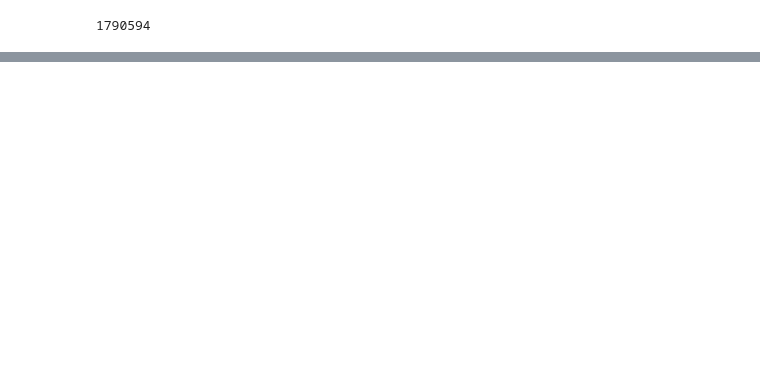
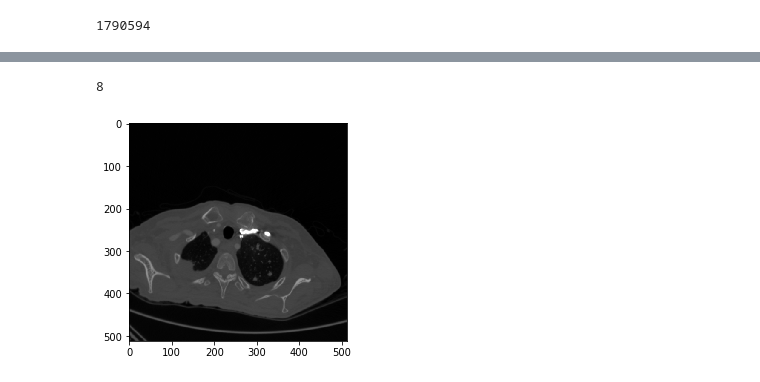
Before and after one commit to DavidTsat/Ian-Goodfellow-Deep-Learning, a Jupyter notebook: Chapter7-Regularization/regularization-techniques.ipynb, the cells around one changed output, grey strips where cells are left out. Drawn from its saved outputs; the diff is of its cells as text; code cells hidden in the pictures; blank space fills up the shorter version.

```diff
--- a/Chapter7-Regularization/regularization-techniques.ipynb
+++ b/Chapter7-Regularization/regularization-techniques.ipynb
@@ -154 +164,17 @@ Reading image: E:\Download\new_downloads\train\6cc79b883538\57e3520a9db2\cdaf8ab
+# %%
+def batch_generator(batch_size):
+    i = 0
+    batch_samples=[]
+    while True:
+        try:
+            rand_idx = np.random.randint(len(df_train))
+            sample, target, idx = train_dataset[rand_idx]
+            batch_samples.append((sample, target, idx))
+            i += 1
+        except:
+            continue
+#             print('Error getting image!', i)
+        if i == batch_size:
+            break
+    return batch_samples
 # %%
@@ -165,0 +206,2 @@ sample, target, idx
+# %%
+batch_samples = batch_generator(8)
@@ -165,0 +217,8 @@ sample, target, idx
+# %%
+len(batch_samples)
+# %% [output]
+8
+# %%
+show_image(batch_samples[0][0], denormalize=True)
+# %% [output]
+[figure, added]
```
Also changed, not shown: parts of 23 cells of this notebook.
